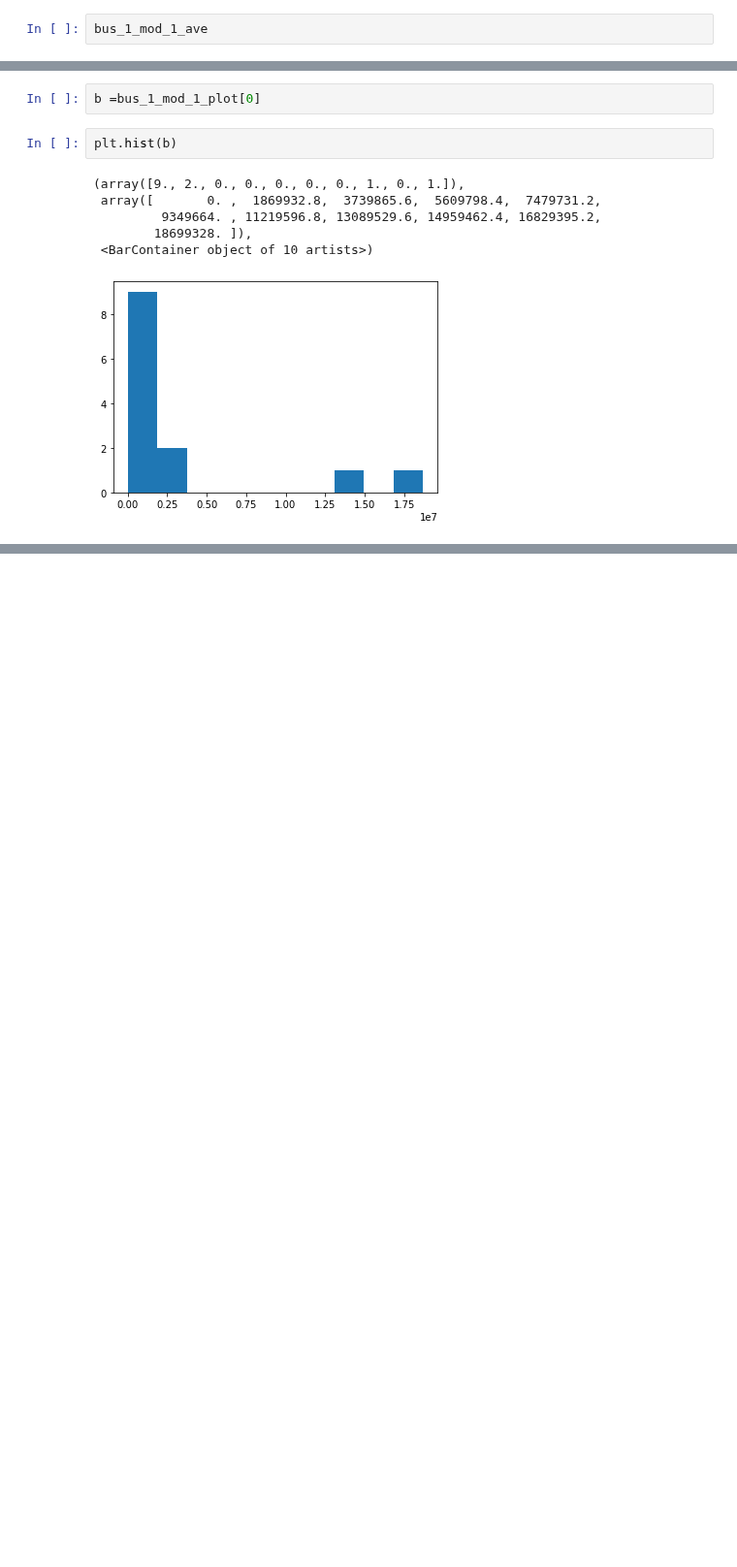
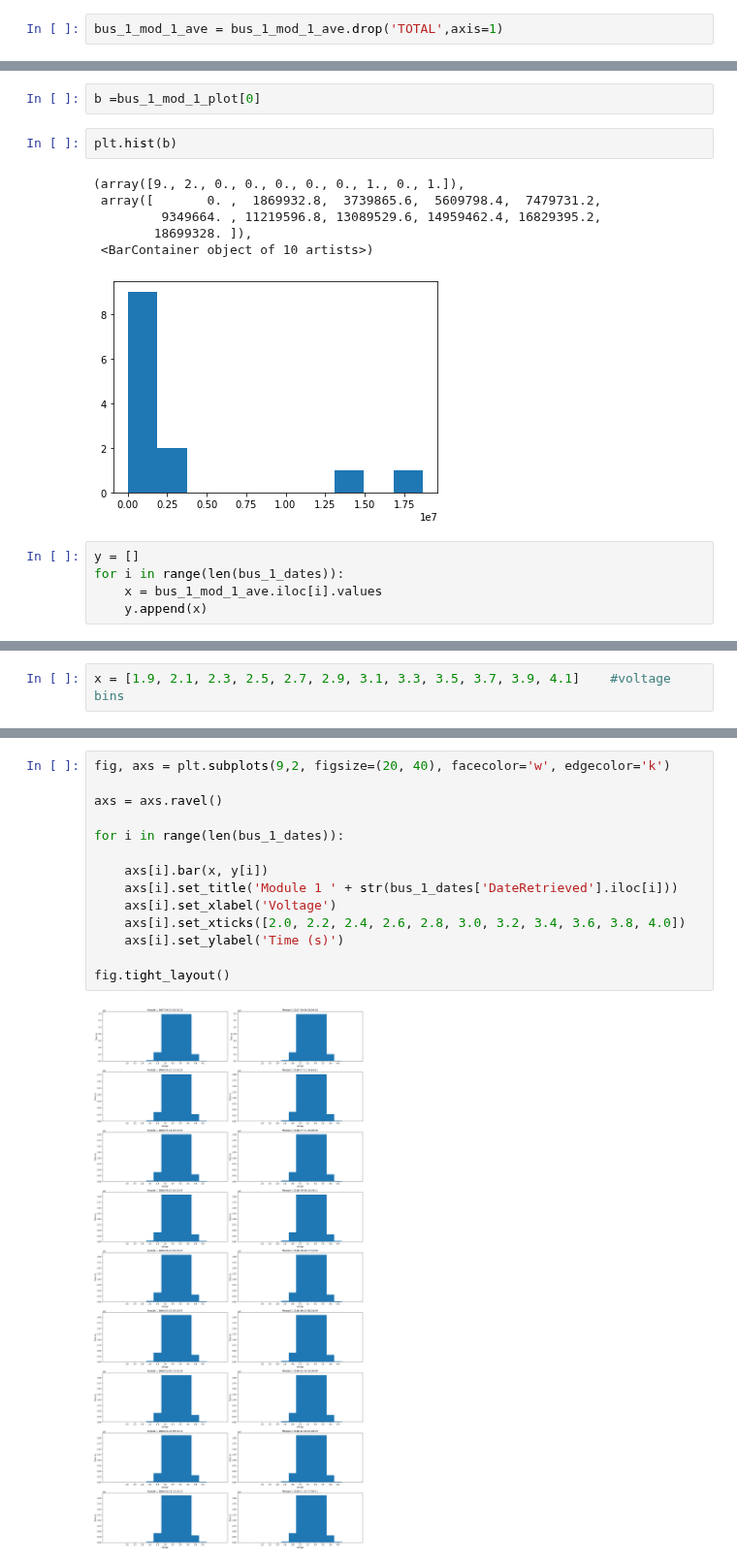
Before and after one commit to KCM-DIRECT/KCM-Data, a Jupyter notebook: Raw data/Sarah_module_df.ipynb, the cells around one changed output, grey strips where cells are left out. Shown at 97% size. Cells and saved outputs as stored; diff of their text form; blank space fills up the shorter version.

Commit message:
added visualizations of average module voltages over time

```diff
--- a/Raw data/Sarah_module_df.ipynb
+++ b/Raw data/Sarah_module_df.ipynb
@@ -263,2 +270,2 @@ bus_1_mod_1_ave = build_module_average_df(directory, 'bus_1/', 1)
 # %%
-bus_1_mod_1_ave
+bus_1_mod_1_ave = bus_1_mod_1_ave.drop('TOTAL',axis=1)
@@ -321,3 +330,8 @@ plt.hist(b)
         18699328. ]),
  <BarContainer object of 10 artists>)
 [figure]
+# %%
+y = []
+for i in range(len(bus_1_dates)):
+    x = bus_1_mod_1_ave.iloc[i].values
+    y.append(x)
@@ -323,0 +358,2 @@ plt.hist(b)
+# %%
+x = [1.9, 2.1, 2.3, 2.5, 2.7, 2.9, 3.1, 3.3, 3.5, 3.7, 3.9, 4.1]    #voltage bins
@@ -323,0 +380,16 @@ plt.hist(b)
+# %%
+fig, axs = plt.subplots(9,2, figsize=(20, 40), facecolor='w', edgecolor='k')
+
+axs = axs.ravel()
+
+for i in range(len(bus_1_dates)):
+
+    axs[i].bar(x, y[i])
+    axs[i].set_title('Module 1 ' + str(bus_1_dates['DateRetrieved'].iloc[i]))
+    axs[i].set_xlabel('Voltage')
+    axs[i].set_xticks([2.0, 2.2, 2.4, 2.6, 2.8, 3.0, 3.2, 3.4, 3.6, 3.8, 4.0])
+    axs[i].set_ylabel('Time (s)')
+
+fig.tight_layout()
+# %% [output]
+[figure, added]
```
Also changed, not shown: parts of 7 cells of this notebook.
